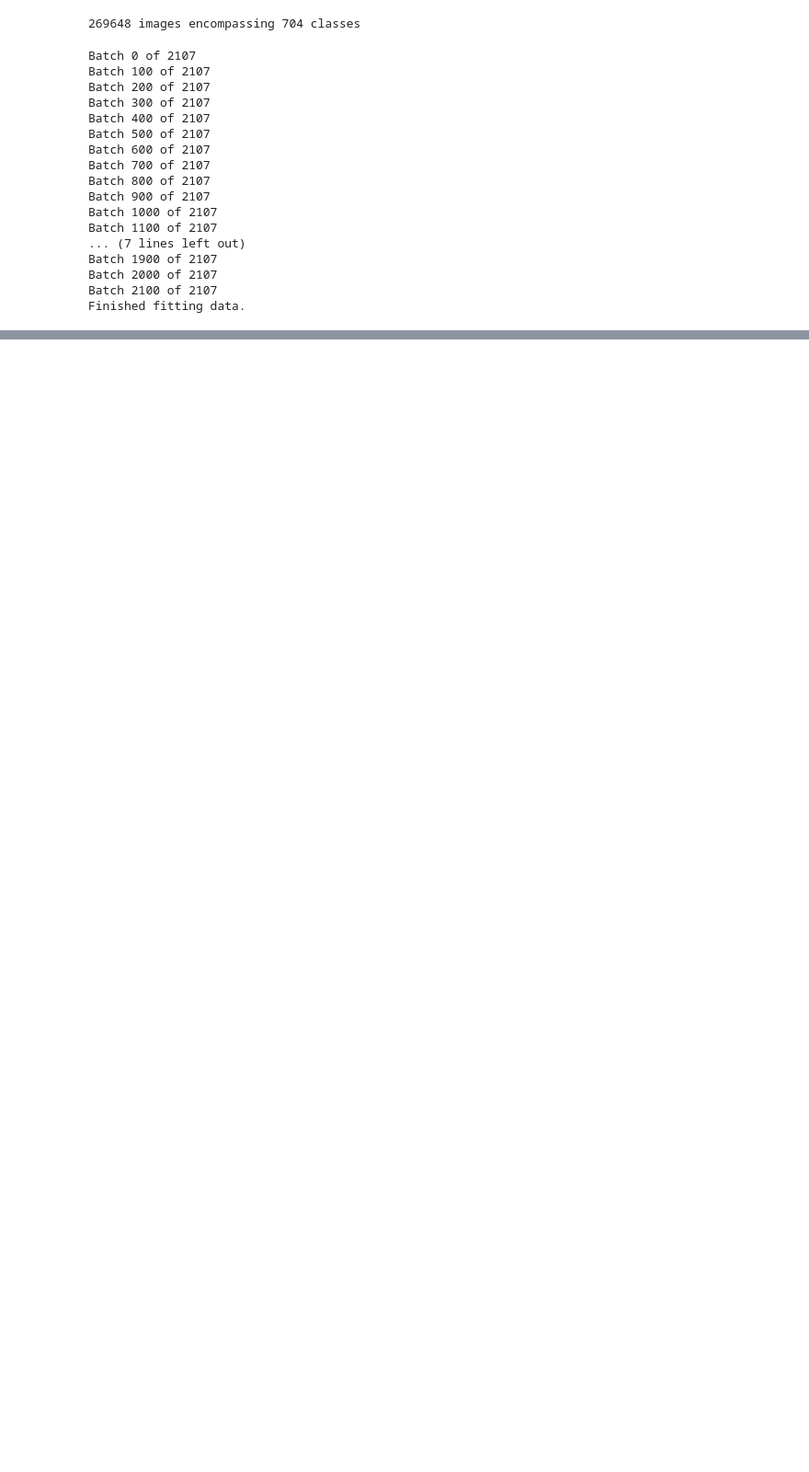
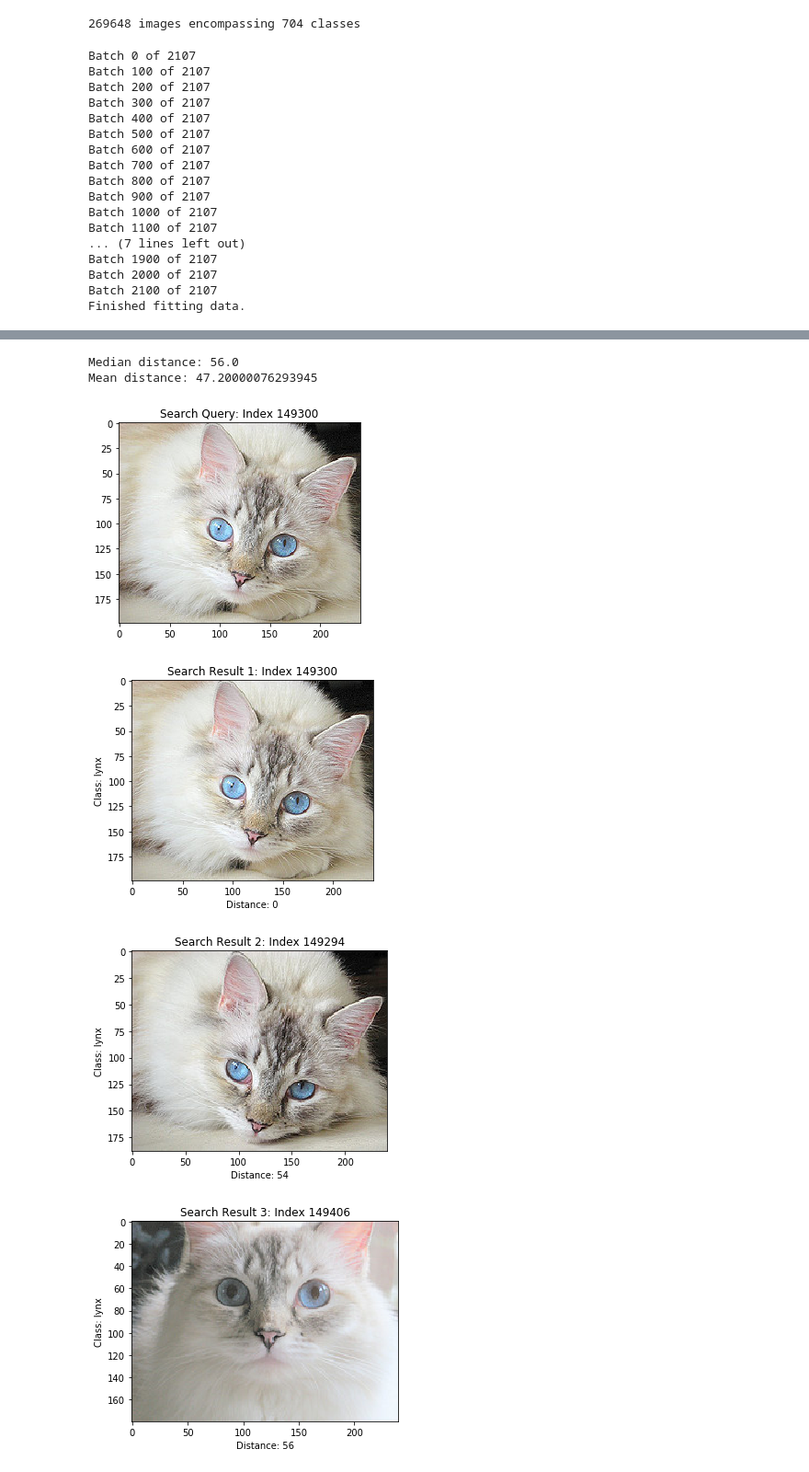
Before and after one commit to cooliotonyio/image-feature-search-engine, a Jupyter notebook: Faiss Search Engine.ipynb, the cells around one changed output, grey strips where cells are left out. Shown at 92% size. Drawn from its saved outputs; the diff is of its cells as text; code cells hidden in the pictures; blank space fills up the shorter version.

Commit message:
Faiss Search Engine

```diff
--- a/Faiss Search Engine.ipynb
+++ b/Faiss Search Engine.ipynb
@@ -27,7 +27,7 @@ data_loader = torch.utils.data.DataLoader(data, batch_size=batch_size, **kwargs)
 # %%
 search_engine = SearchEngine(cuda = cuda, threshold = THRESHOLD, save_directory = SAVE_DIRECTORY)
 # %%
-search_engine.fit(data_loader, verbose = True, save_embeddings=True)
+search_engine.fit(data_loader, verbose = True, step_size=500 save_embeddings=True)
 # %% [output]
 Batch 0 of 2107
 Batch 100 of 2107
@@ -47,11 +47,13 @@ Batch 2000 of 2107
 Batch 2100 of 2107
 Finished fitting data.
 # %%
+import numpy as np
+import matplotlib.pyplot as plt
 def display(index=None, n=5):
     if index is None:
         index = np.random.randint(0,len(data))
 
-    distances, idx = search(search_engine, data[index][0][None,:,:,:], verbose = True, threshold=1, n=n)
+    distances, idx = search_engine.search(data[index][0][None,:,:,:], verbose = True, threshold=1, n=n)
     distances = distances.astype(int)
     results = []
     for i in idx.astype(int)[0]:
@@ -80,0 +72,9 @@ Mean distance: 119609.8
+# %%
+display(index = 149300, n=5)
+# %% [output]
+Median distance: 56.0
+Mean distance: 47.20000076293945
+[figure, added]
+[figure, added]
+[figure, added]
+[figure, added]
```
Also changed, not shown: parts of 2 cells of this notebook.
